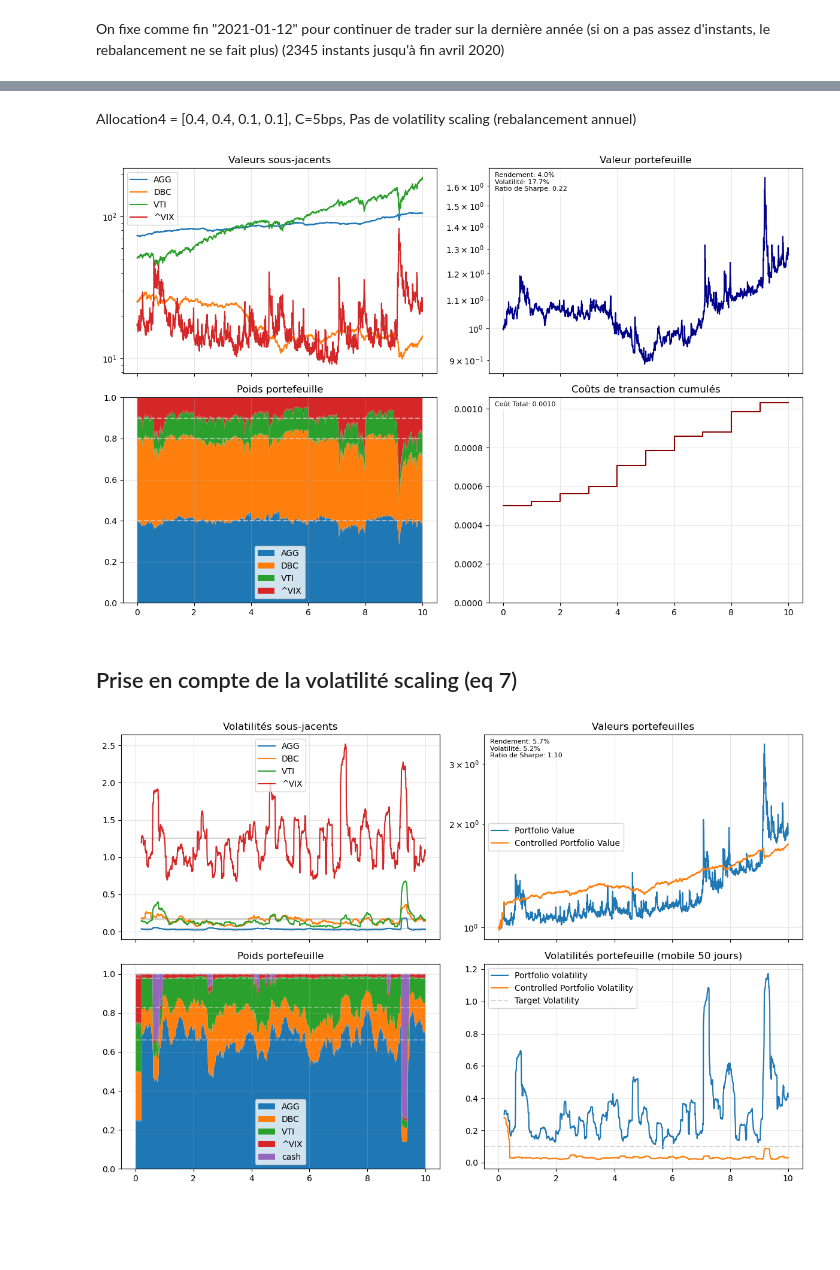
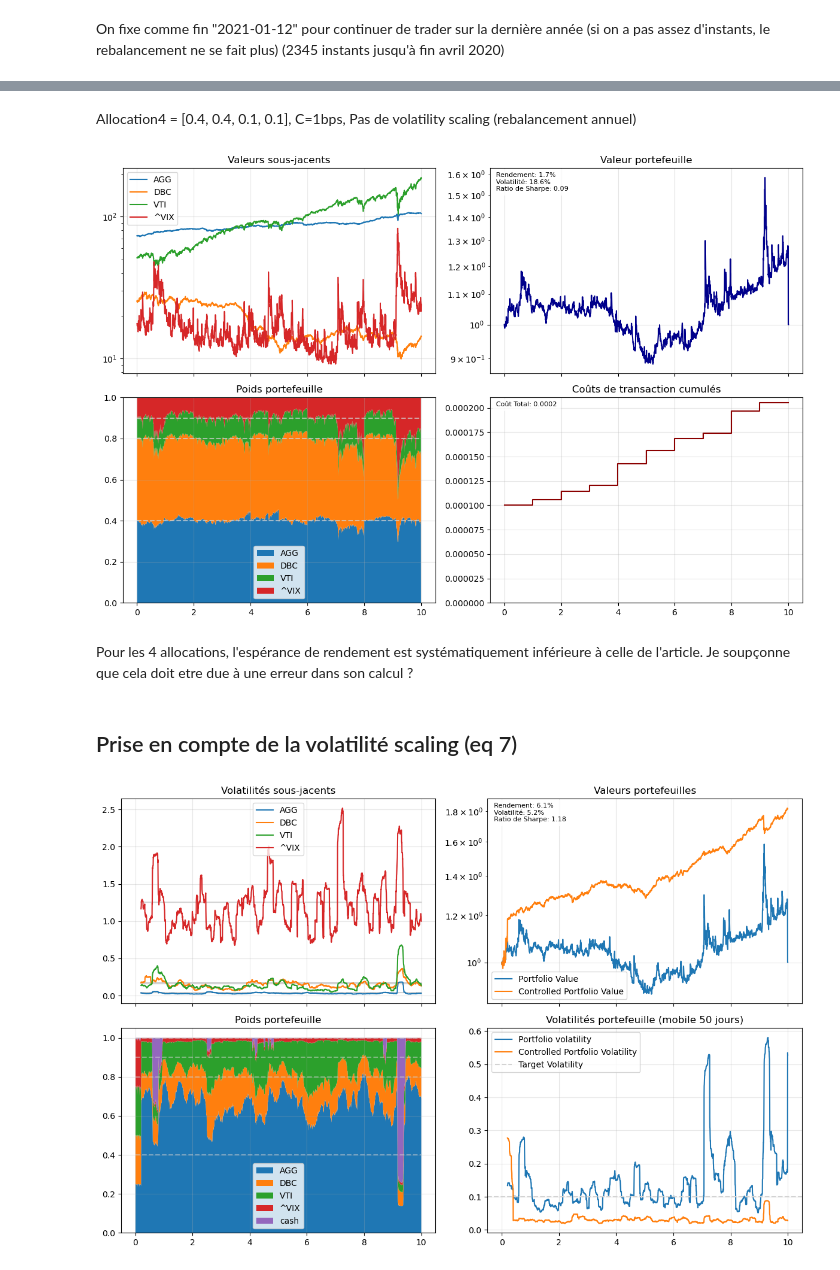
Before and after one commit to alexandreviard/DL-Portfolio-CMAP, a Jupyter notebook: massyle/allocation_article_zhang_DL.ipynb, the cells around one changed output, grey strips where cells are left out. Drawn from its saved outputs; the diff is of its cells as text; code cells hidden in the pictures; blank space fills up the shorter version.

Commit message:
fin mv + alloc

```diff
--- a/massyle/allocation_article_zhang_DL.ipynb
+++ b/massyle/allocation_article_zhang_DL.ipynb
@@ -22,3 +18,3 @@ data_na['Date'] = data_na['Date'].dt.date
 # %%
-spot = data_na[['AGG', 'DBC', 'VTI', '^VIX']].to_numpy()
+spot = get_data(['AGG', 'DBC', 'VTI', '^VIX'], "2011-01-01", "2021-01-12").to_numpy()
 years=10
@@ -85,7 +86,7 @@ def plot_portfolio_analysis(
     ax.grid(True, alpha=0.3)
 
     # Calcul et affichage des métriques de performance
-    returns = np.diff(portfolio_value) / portfolio_value[:-1]
+    returns = pd.Series(portfolio_value).pct_change().dropna()
     volatility = returns.std() * np.sqrt(252)
     sharpe = (returns.mean() * 252) / (returns.std() * np.sqrt(252))
 
@@ -198,7 +199,7 @@ plt.show()
 # %% [markdown]
-Allocation4 = [0.4, 0.4, 0.1, 0.1], C=5bps, Pas de volatility scaling (rebalancement annuel)
+Allocation4 = [0.4, 0.4, 0.1, 0.1], C=1bps, Pas de volatility scaling (rebalancement annuel)
 # %%
-t, portfolio_value, weights_actual, weights_target, index_rebalancing, rebalancing_cost = simulate_portfolio(spot, years, allocation4, C=0.0005, rebalancing_freq='yearly')
+t, portfolio_value, weights_actual, weights_target, index_rebalancing, rebalancing_cost = simulate_portfolio(spot, years, allocation4, C=0.0001, rebalancing_freq='yearly')
 
 fig, axes = plot_portfolio_analysis(
     t=t,
@@ -211,7 +212,9 @@ fig, axes = plot_portfolio_analysis(
 )
 plt.show()
 # %% [output]
-[figure, old version]
+[figure, new version]
+# %% [markdown]
+Pour les 4 allocations, l'espérance de rendement est systématiquement inférieure à celle de l'article. Je soupçonne que cela doit etre due à une erreur dans son calcul ?
 # %% [markdown]
 ## Prise en compte de la volatilité scaling (eq 7)
 # %%
@@ -281,7 +284,7 @@ def simulate_portfolio_vol_scaling(spot, years, allocation, C=0.0001, target_vol
 # %%
 def plot_portfolio_vol(t, sigma, volatility, portfolio_value, portfolio_value_controlled,
                           portfolio_volatility, portfolio_volatility_controlled,
-                          weights_actual_controlled, weights_theory, index_rebalancing,
+                          weights_actual_controlled, index_rebalancing,
                           target_volatility, window=50, asset_labels=None):
 
     if asset_labels is None:
@@ -309,7 +312,7 @@ def plot_portfolio_vol(t, sigma, volatility, portfolio_value, portfolio_value_co
     ax.grid(True, alpha=0.3)
 
     # Calcul et affichage des métriques de performance
-    returns = np.diff(portfolio_value_controlled) / portfolio_value_controlled[:-1]
+    returns = pd.Series(portfolio_value_controlled).pct_change().dropna()
     volatility = returns.std() * np.sqrt(252)
     sharpe = (returns.mean() * 252) / (returns.std() * np.sqrt(252))
 
@@ -323,12 +326,14 @@ def plot_portfolio_vol(t, sigma, volatility, portfolio_value, portfolio_value_co
             verticalalignment='top',
             fontsize=8)
 
-
     # 3. Poids portefeuille
     ax = axes[1, 0]
     ax.set_title("Poids portefeuille")
     labels = asset_labels + ['cash']
     ax.stackplot(t, *weights_actual_controlled.T, labels=labels)
+    weights_theory  = weights_target
+    weights_theory /= weights_theory.sum(axis=1, keepdims=True)
+
     ax.plot(t[index_rebalancing], weights_theory.cumsum(axis=1),
             color="lightgrey", linestyle='--', alpha=0.5)
     ax.legend()
@@ -350,26 +355,25 @@ def plot_portfolio_vol(t, sigma, volatility, portfolio_value, portfolio_value_co
 
     return fig
 # %%
-t, sigma, volatility, portfolio_value_controlled, portfolio_volatility,  portfolio_volatility_controlled, weights_actual_controlled, weights_target, index_rebalancing = simulate_portfolio_vol_scaling(spot, years, allocation1, C=0.001, target_volatility = 0.1, window = 50, rebalancing_freq='yearly')
+t, sigma, volatility, portfolio_value_controlled, portfolio_volatility,  portfolio_volatility_controlled, weights_actual_controlled, weights_target, index_rebalancing = simulate_portfolio_vol_scaling(spot, years, allocation1, C=0.0001, target_volatility = 0.1, window = 50, rebalancing_freq='yearly')
 
 fig = plot_portfolio_vol(
     t=t,
     sigma=sigma,
     volatility=volatility,
     portfolio_value=portfolio_value,
     portfolio_value_controlled=portfolio_value_controlled,
     portfolio_volatility=portfolio_volatility,
     portfolio_volatility_controlled=portfolio_volatility_controlled,
     weights_actual_controlled=weights_actual_controlled,
-    weights_theory=weights_theory,
     index_rebalancing=index_rebalancing,
     target_volatility=target_volatility,
     window=50,
     asset_labels=['AGG', 'DBC', 'VTI', '^VIX']
 )
 plt.show()
 # %% [output]
-[figure, old version]
+[figure, new version]
 # %%
 t, sigma, volatility, portfolio_value_controlled, portfolio_volatility,  portfolio_volatility_controlled, weights_actual_controlled, weights_target, index_rebalancing = simulate_portfolio_vol_scaling(spot, years, allocation2, C=0.0001, target_volatility = 0.1, window = 50, rebalancing_freq='yearly')
 
```
Also changed, not shown: parts of 13 cells of this notebook, 1 other file.
